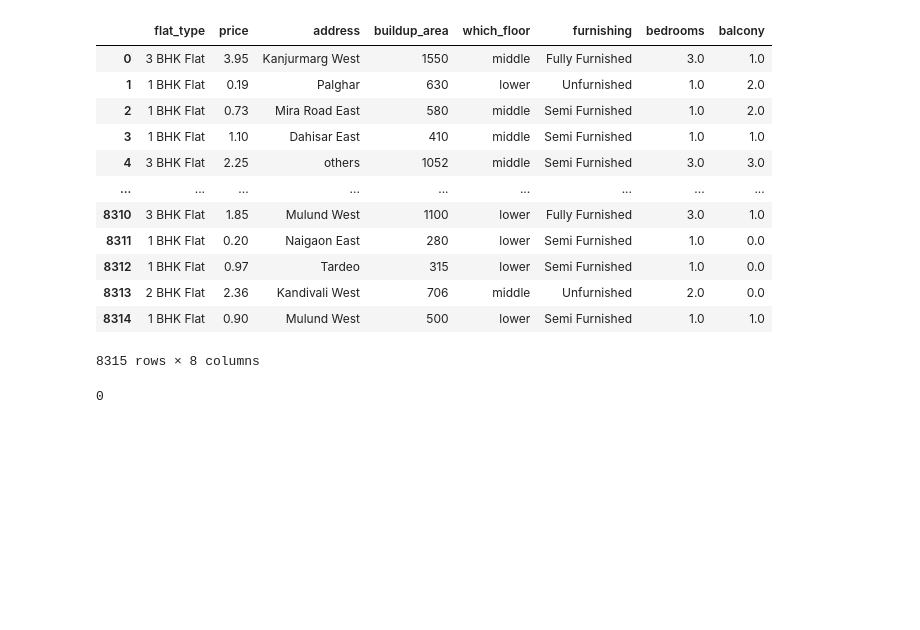
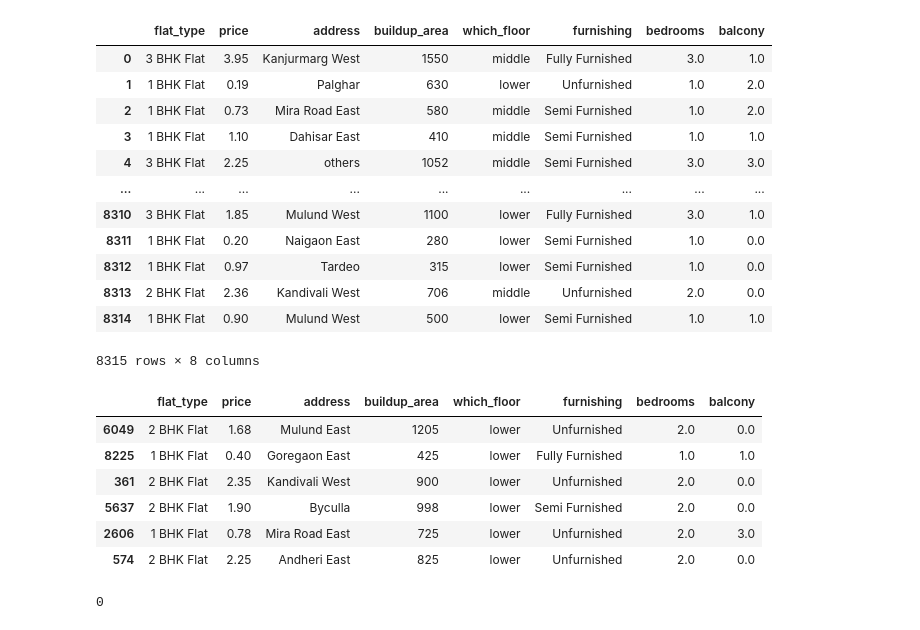
Before and after one commit to sanjaychauhan001/mumbai-real-estate-project, a Jupyter notebook: model_buiding.ipynb, the cells around one changed output. Saved outputs shown, nothing was run; the diff lists cells and outputs as text; code cells hidden in the pictures; blank space fills up the shorter version.

```diff
--- a/model_buiding.ipynb
+++ b/model_buiding.ipynb
@@ -30,6 +30,16 @@ df
 | 8313 | 2 BHK Flat | 2.36 | Kandivali West | 706 | middle | Unfurnished | 2.0 | 0.0 |
 | 8314 | 1 BHK Flat | 0.90 | Mulund West | 500 | lower | Semi Furnished | 1.0 | 1.0 |
 8315 rows × 8 columns
+# %%
+df.sample(6)
+# %% [output]
+|  | flat_type | price | address | buildup_area | which_floor | furnishing | bedrooms | balcony |
+| 6049 | 2 BHK Flat | 1.68 | Mulund East | 1205 | lower | Unfurnished | 2.0 | 0.0 |
+| 8225 | 1 BHK Flat | 0.40 | Goregaon East | 425 | lower | Fully Furnished | 1.0 | 1.0 |
+| 361 | 2 BHK Flat | 2.35 | Kandivali West | 900 | lower | Unfurnished | 2.0 | 0.0 |
+| 5637 | 2 BHK Flat | 1.90 | Byculla | 998 | lower | Semi Furnished | 2.0 | 0.0 |
+| 2606 | 1 BHK Flat | 0.78 | Mira Road East | 725 | lower | Unfurnished | 2.0 | 3.0 |
+| 574 | 2 BHK Flat | 2.25 | Andheri East | 825 | lower | Unfurnished | 2.0 | 0.0 |
 # %%
 df.duplicated().sum()
 # %% [output]
```
Also changed, not shown: parts of 3 cells of this notebook, 2 other files.
